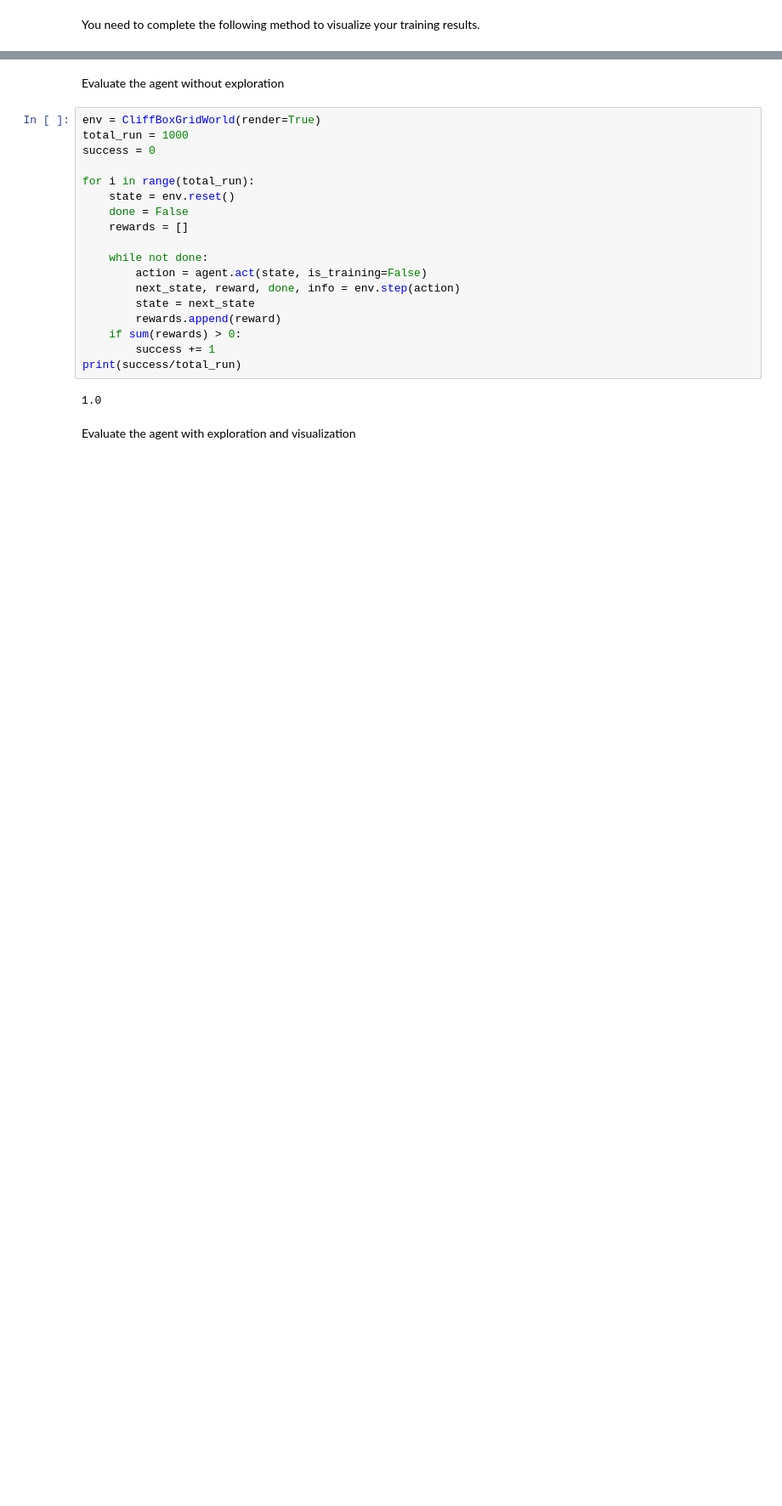
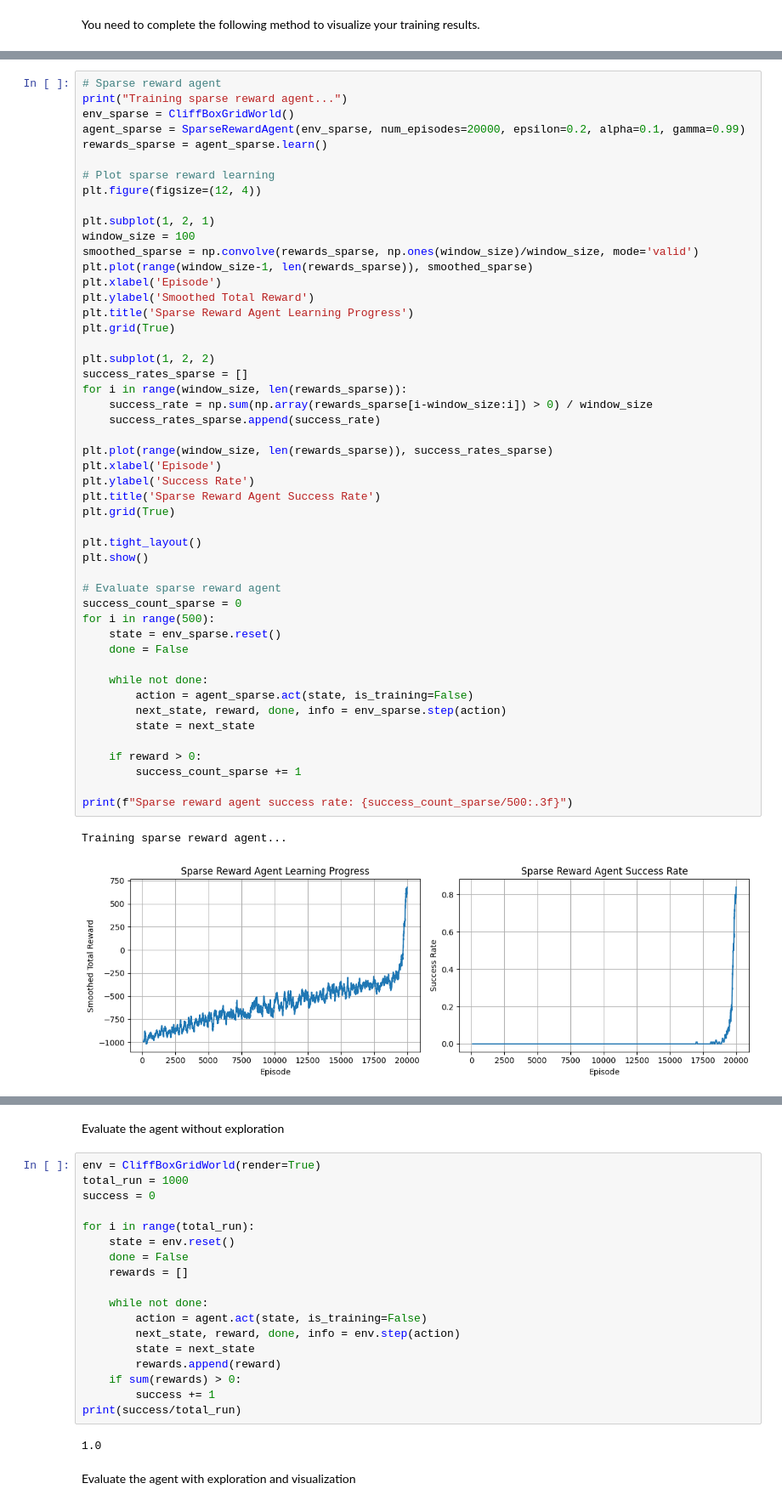
Before and after one commit to rashmikbhat/qlearning-cliffbox, a Jupyter notebook: RLAgent.ipynb, the cells around one changed output, grey strips where cells are left out. Shown at 85% size. Drawn from its saved outputs; the diff is of its cells as text; blank space fills up the shorter version.

```diff
--- a/RLAgent.ipynb
+++ b/RLAgent.ipynb
@@ -409,0 +1422,52 @@ policy (2, 9, 1, 10) 1
+# %%
+# Sparse reward agent
+print("Training sparse reward agent...")
+env_sparse = CliffBoxGridWorld()
+agent_sparse = SparseRewardAgent(env_sparse, num_episodes=20000, epsilon=0.2, alpha=0.1, gamma=0.99)
+rewards_sparse = agent_sparse.learn()
+
+# Plot sparse reward learning
+plt.figure(figsize=(12, 4))
+
+plt.subplot(1, 2, 1)
+window_size = 100
+smoothed_sparse = np.convolve(rewards_sparse, np.ones(window_size)/window_size, mode='valid')
+plt.plot(range(window_size-1, len(rewards_sparse)), smoothed_sparse)
+plt.xlabel('Episode')
+plt.ylabel('Smoothed Total Reward')
+plt.title('Sparse Reward Agent Learning Progress')
+plt.grid(True)
+
+plt.subplot(1, 2, 2)
+success_rates_sparse = []
+for i in range(window_size, len(rewards_sparse)):
+    success_rate = np.sum(np.array(rewards_sparse[i-window_size:i]) > 0) / window_size
+    success_rates_sparse.append(success_rate)
+
+plt.plot(range(window_size, len(rewards_sparse)), success_rates_sparse)
+plt.xlabel('Episode')
+plt.ylabel('Success Rate')
+plt.title('Sparse Reward Agent Success Rate')
+plt.grid(True)
+
+plt.tight_layout()
+plt.show()
+
+# Evaluate sparse reward agent
+success_count_sparse = 0
+for i in range(500):
+    state = env_sparse.reset()
+    done = False
+
+    while not done:
+        action = agent_sparse.act(state, is_training=False)
+        next_state, reward, done, info = env_sparse.step(action)
+        state = next_state
+
+    if reward > 0:
+        success_count_sparse += 1
+
+print(f"Sparse reward agent success rate: {success_count_sparse/500:.3f}")
+# %% [output]
+Training sparse reward agent...
+[figure, added]
```
Also changed, not shown: parts of 16 cells of this notebook.
